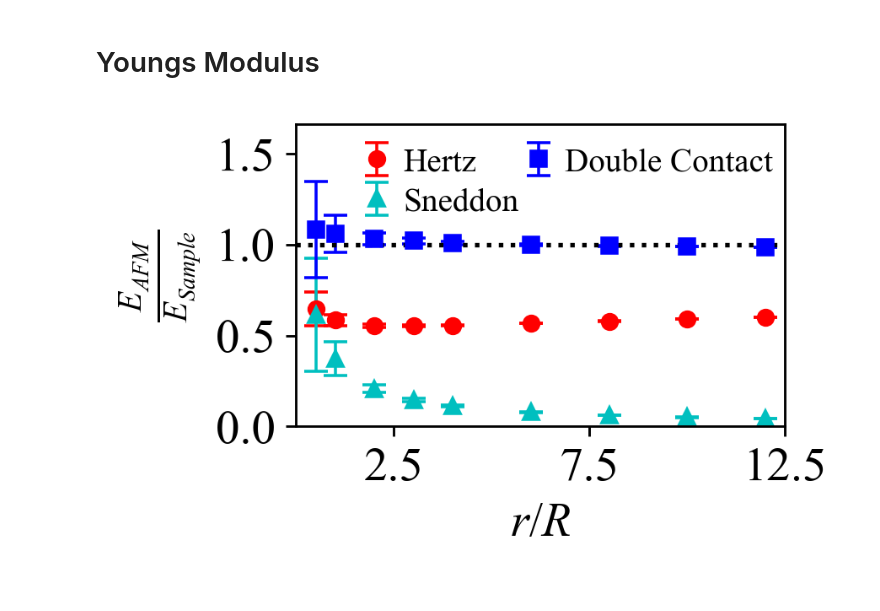
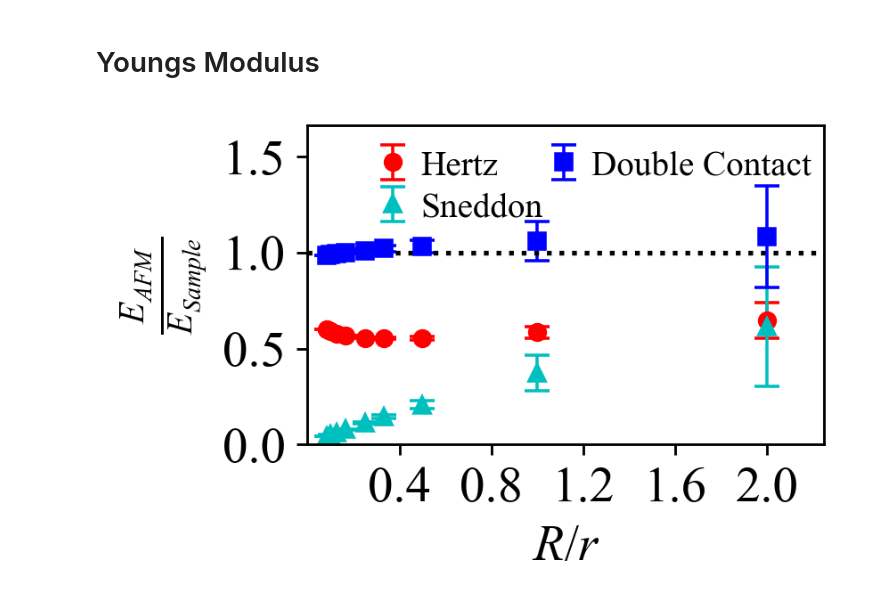
Before and after one commit to Joshua-Giblin-Burnham/ABAQUSAFMSimulations, a Jupyter notebook: ABAQUS Notebook Simulations/axisymmetric/AFM Abaqus Code Test Capped Indentor - Sphere Axisymmetric.ipynb, the cells around one changed output. Drawn from its saved outputs; the diff is of its cells as text; code cells hidden in the pictures.

```diff
--- a/ABAQUS Notebook Simulations/axisymmetric/AFM Abaqus Code Test Capped Indentor - Sphere Axisymmetric.ipynb
+++ b/ABAQUS Notebook Simulations/axisymmetric/AFM Abaqus Code Test Capped Indentor - Sphere Axisymmetric.ipynb
@@ -465,7 +465,7 @@ theta = theta_degrees*(np.pi/180)
 U2Base, RFBase, U2Indentor, RFIndentor = RemoteSubmission(remote_server, script, abqCommand, remotePath, localPath, ProxyJump=proxy_server, Submit=False, Retrieval =True)
 
 # Set force cut off to fit at set maximum indentation force as apposed to depth
-RFmax      = abs(RFIndentor[0][abs(RFIndentor)[0]>0][-1] )
+RFmax      = abs(RFIndentor[1][abs(RFIndentor)[1]>0][-1] )
 RFIndentor = np.ma.masked_greater_equal(abs(RFIndentor), RFmax)
 U2Indentor = np.ma.masked_array(abs(U2Indentor), mask = np.ma.getmask(RFIndentor))
 RFBase     = np.ma.masked_array(RFBase, mask = np.ma.getmask(RFIndentor))
@@ -494,7 +494,7 @@ plt.show()
 # --------------------------------------------------Plot 2-----------------------------------------------------
 fig, ax = plt.subplots(1,1, figsize = (linewidth/2, 1/1.61*linewidth/2))
 for i in range(0,len(U2Indentor),3):
-    ax.plot(U2Indentor[i]/R_indentor, RFIndentor[i]/(E_eff*R_indentor**2), markers[int(i/3)], ms = 3.5, label = r'$\frac{r}{R}$ = '+str(spheres[i]/R_indentor))
+    ax.plot(U2Indentor[i]/R_indentor, RFIndentor[i]/(E_eff*R_indentor**2), markers[int(i/3)], ms = 3.5, label = r'$\frac{R}{r}$ = '+str(R_indentor/spheres[i]))
 ax.vlines((1-np.sin(theta)), 0, ax.get_ylim()[1], 'k', ls=':')
 
 ax.set_xlabel(r'$\delta/R$')
@@ -700,27 +700,27 @@ plt.show()
 # %%
 # --------------------------------------------------Plot 1-----------------------------------------------------
 fig, ax = plt.subplots(1,1, figsize=(linewidth/2, 1/1.61*linewidth/2))
 
-ax.errorbar(spheres/R_indentor, E_hertz/E,   yerr=err_hertz/E,   fmt='o', color = 'r', lw = 1, ms = 5, capsize=4, label = 'Hertz' )
-ax.errorbar(spheres/R_indentor, E_Sneddon/E, yerr=err_Sneddon/E, fmt='^', color = 'c', lw = 1, ms = 5, capsize=4, label = 'Sneddon' )
-ax.errorbar(spheres/R_indentor, E_double/E,  yerr=err_double/E,  fmt='s', color = 'b', lw = 1, ms = 5, capsize=4, label = 'Double Contact' )
-ax.hlines(1, 0, ax.get_xlim()[1], ls = ':', color = 'k')
+ax.errorbar(R_indentor/spheres, E_hertz/E,   yerr=err_hertz/E,   fmt='o', color = 'r', lw = 1, ms = 5, capsize=4, label = 'Hertz' )
+ax.errorbar(R_indentor/spheres, E_Sneddon/E, yerr=err_Sneddon/E, fmt='^', color = 'c', lw = 1, ms = 5, capsize=4, label = 'Sneddon' )
+ax.errorbar(R_indentor/spheres, E_double/E,  yerr=err_double/E,  fmt='s', color = 'b', lw = 1, ms = 5, capsize=4, label = 'Double Contact' )
 
-ax.set_xlabel(r'$r/R$')
+ax.set_xlabel(r'$R/r$')
 ax.set_ylabel(r'$\frac{E_{AFM}}{E_{Sample}}$')
-ax.set_xlim([0, ax.get_xlim()[1]])
+
+ax.set_xlim([0, 2.25])
 ax.set_ylim([0, ax.get_ylim()[1]+0.25])
 ax.legend(frameon=False, ncol=2, loc = [0.07, 0.65], labelspacing=0.3, columnspacing=-0.4, fontsize=11, handletextpad=-0.2)
+ax.set_xticks([0.75,1.5,2.25])
+
+ax.hlines(1, 0, ax.get_xlim()[1], ls = ':', color = 'k')
 
 plt.gca().xaxis.set_major_locator(MaxNLocator(prune='lower'))
 plt.locator_params(axis='x', nbins=6)
 plt.locator_params(axis='y', nbins=4)
 
-ax.set_xlim([0, 12.5])
-ax.set_xticks([2.5,7.5,12.5])
-
 
 # fig.savefig('/mnt/c/Users/Joshg/Documents/Manuscript_Figures/Capped-Sphere-Youngs_Modulus.pdf', bbox_inches = 'tight', transparent=True)
 plt.show()
 # %% [output]
-[figure, old version]
+[figure, new version]
```
Also changed, not shown: parts of 3 cells of this notebook, 2 other files.
